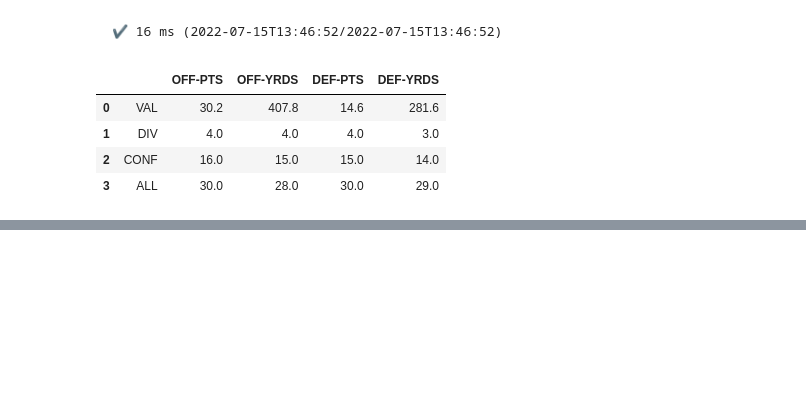
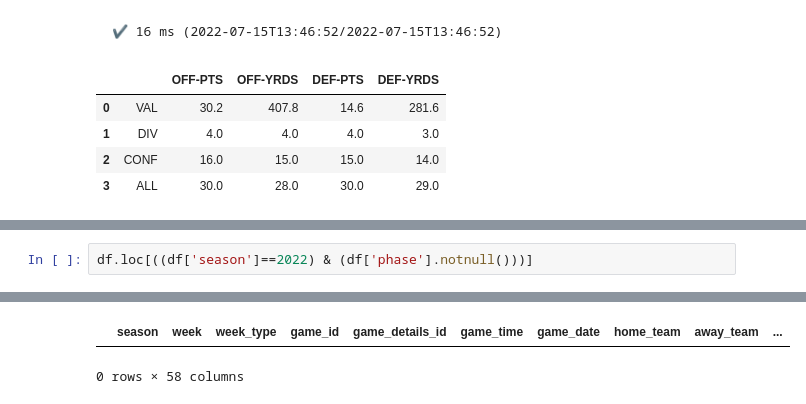
Before and after one commit to ramosem97/Quiniela, a Jupyter notebook: notebook/nfl_charts.ipynb, the cells around one changed output, grey strips where cells are left out. Drawn from its saved outputs; the diff is of its cells as text; blank space fills up the shorter version.

```diff
--- a/notebook/nfl_charts.ipynb
+++ b/notebook/nfl_charts.ipynb
@@ -667,0 +604,3 @@ res
+# %%
+df.loc[((df['season']==2022) & (df['phase'].notnull()))]
+# %% [output]
@@ -667,0 +608,2 @@ res
+|  | season | week | week_type | game_id | game_details_id | game_time | game_date | home_team | away_team | ... |
+0 rows × 58 columns
```
Also changed, not shown: parts of 11 cells of this notebook, 3 other files.
